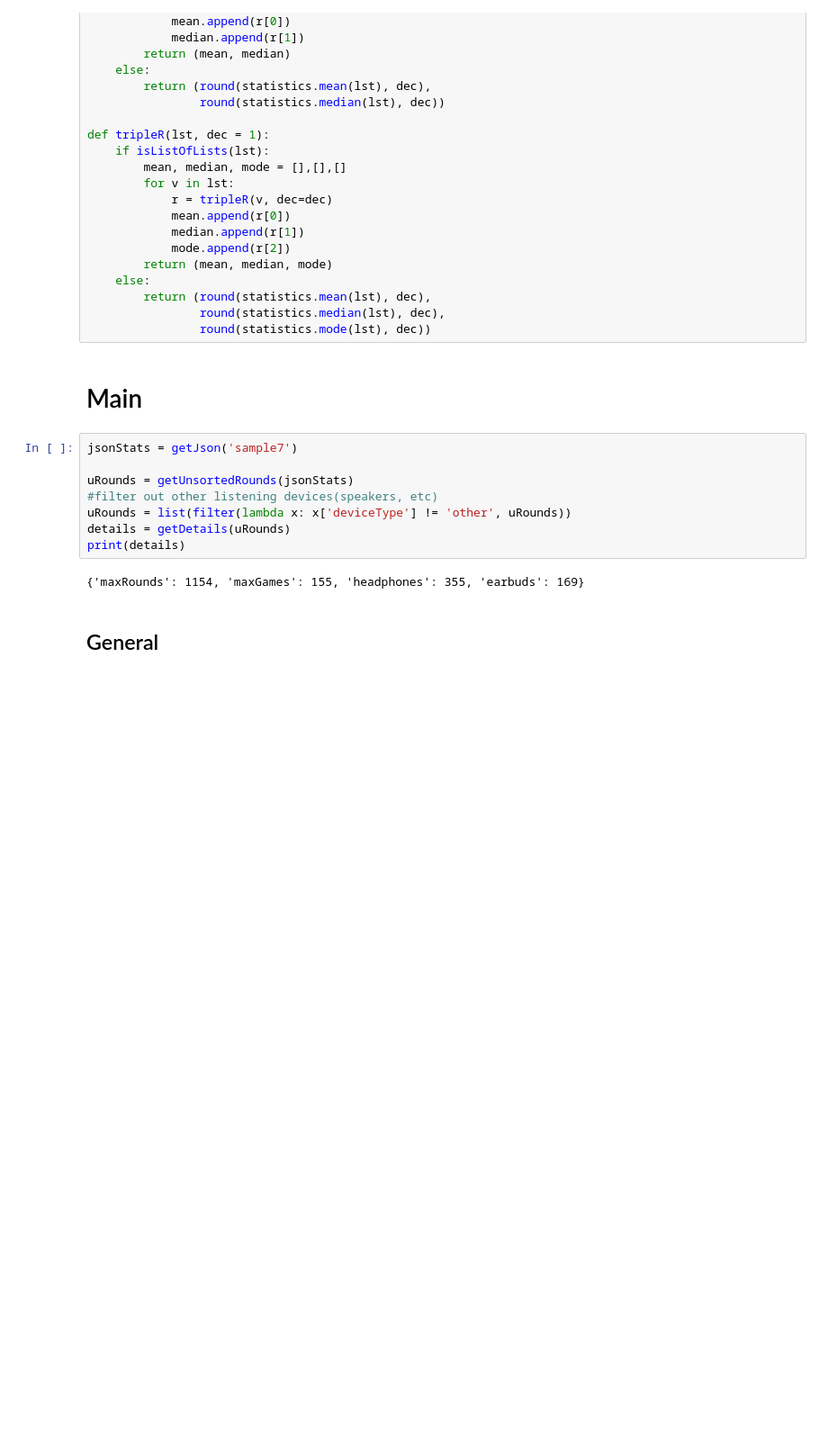
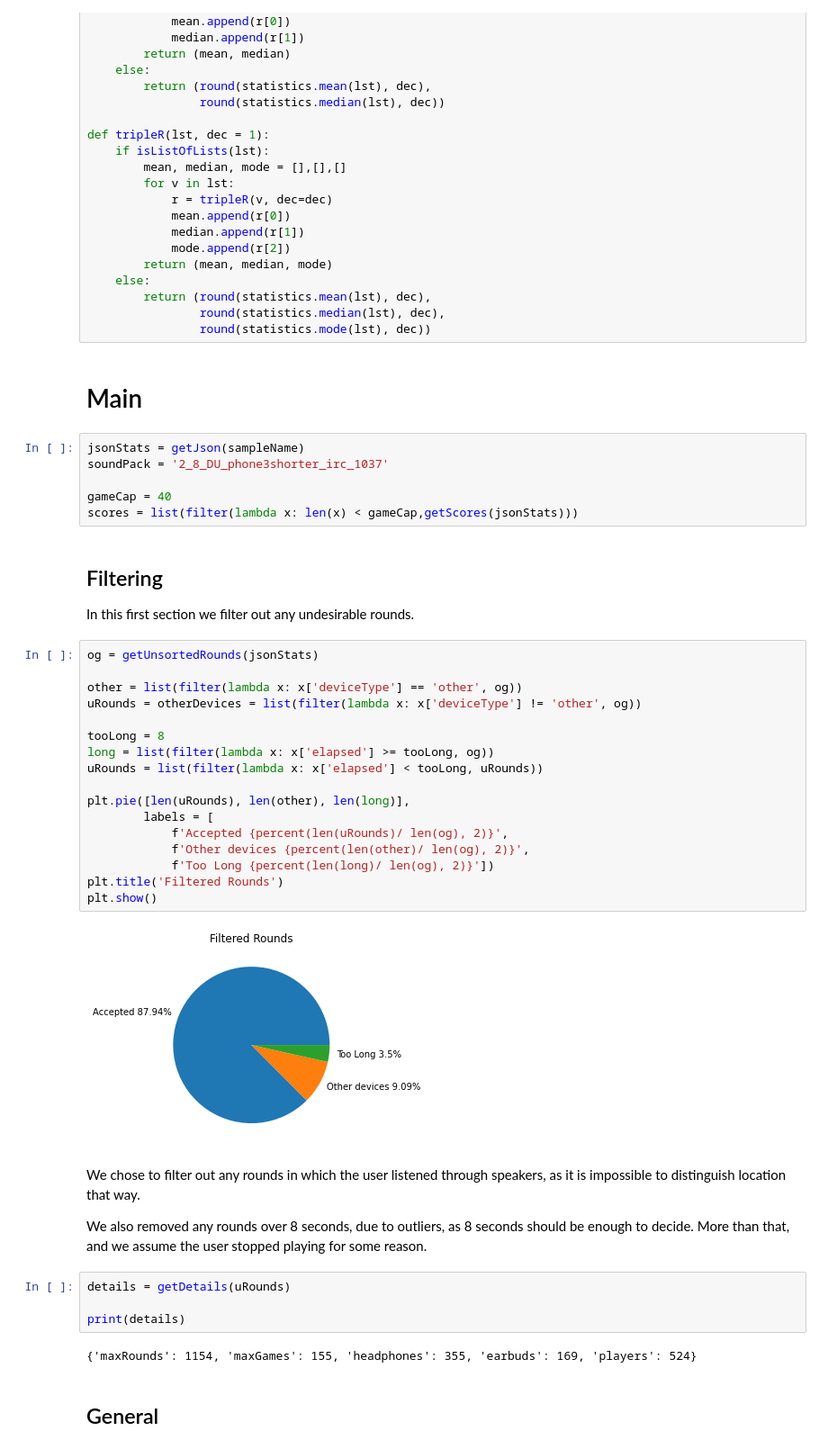
Before and after one commit to Alexander-Rodrigues/Deep-Guide-Demo-Statistics, a Jupyter notebook: notebook.ipynb, the cells around one changed output. Shown at 90% size. Cells and saved outputs as stored; diff of their text form; blank space fills up the shorter version.

```diff
--- a/notebook.ipynb
+++ b/notebook.ipynb
@@ -263,15 +327,44 @@ def tripleR(lst, dec = 1):
                 round(statistics.mode(lst), dec))
 # %% [markdown]
 # Main
-# %%
-jsonStats = getJson('sample7')
-
-uRounds = getUnsortedRounds(jsonStats)
-#filter out other listening devices(speakers, etc)
-uRounds = list(filter(lambda x: x['deviceType'] != 'other', uRounds))
-details = getDetails(uRounds)
-print(details)
-# %% [output]
-{'maxRounds': 1154, 'maxGames': 155, 'headphones': 355, 'earbuds': 169}
+# %%
+jsonStats = getJson(sampleName)
+soundPack = '2_8_DU_phone3shorter_irc_1037'
+
+gameCap = 40
+scores = list(filter(lambda x: len(x) < gameCap,getScores(jsonStats)))
+# %% [markdown]
+## Filtering
+
+In this first section we filter out any undesirable rounds.
+# %%
+og = getUnsortedRounds(jsonStats)
+
+other = list(filter(lambda x: x['deviceType'] == 'other', og))
+uRounds = otherDevices = list(filter(lambda x: x['deviceType'] != 'other', og))
+
+tooLong = 8
+long = list(filter(lambda x: x['elapsed'] >= tooLong, og))
+uRounds = list(filter(lambda x: x['elapsed'] < tooLong, uRounds))
+
+plt.pie([len(uRounds), len(other), len(long)],
+        labels = [
+            f'Accepted {percent(len(uRounds)/ len(og), 2)}',
+            f'Other devices {percent(len(other)/ len(og), 2)}',
+            f'Too Long {percent(len(long)/ len(og), 2)}'])
+plt.title('Filtered Rounds')
+plt.show()
+# %% [output]
+[figure, added]
+# %% [markdown]
+We chose to filter out any rounds in which the user listened through speakers, as it is impossible to distinguish location that way.
+
+We also removed any rounds over 8 seconds, due to outliers, as 8 seconds should be enough to decide. More than that, and we assume the user stopped playing for some reason.
+# %%
+details = getDetails(uRounds)
+
+print(details)
+# %% [output]
+{'maxRounds': 1154, 'maxGames': 155, 'headphones': 355, 'earbuds': 169, 'players': 524}
 # %% [markdown]
 ## General
```
Also changed, not shown: parts of 67 cells of this notebook.
